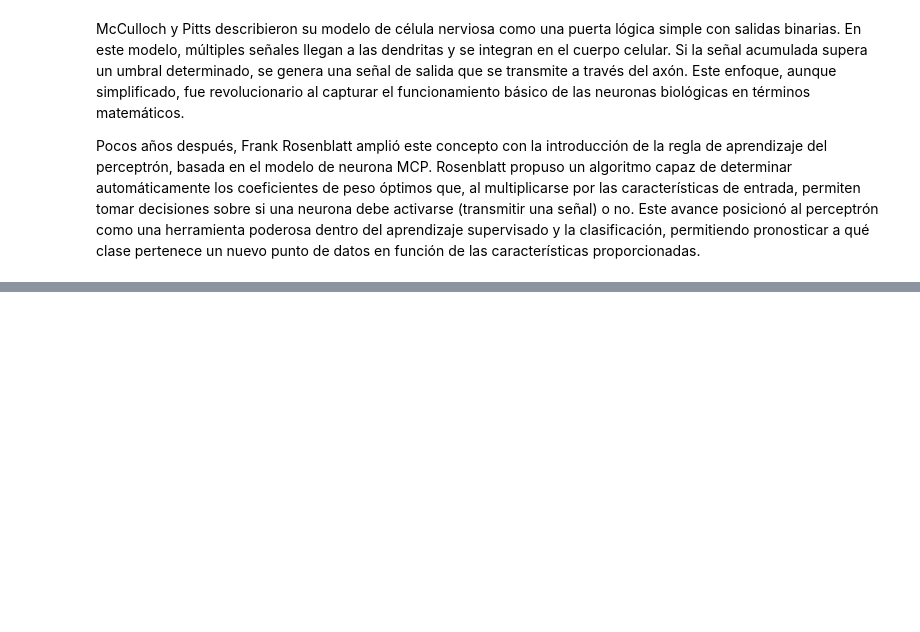
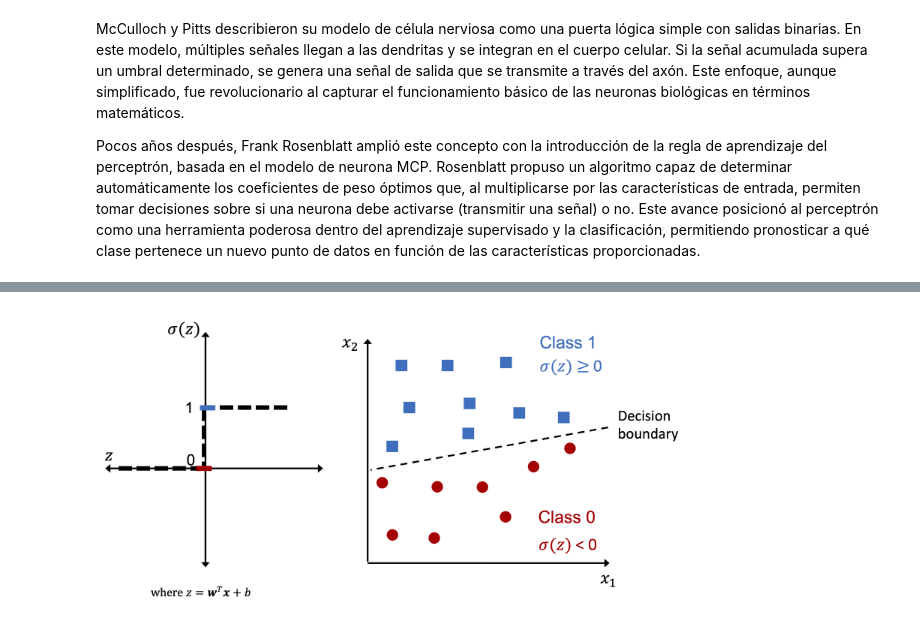
Before and after one commit to jgonzalezmorente/ml-pytorch-scikit-learn, a Jupyter notebook: 02-training-simple-algorithms/training-simple-algorithms.ipynb, the cells around one changed output, grey strips where cells are left out. Cells and saved outputs as stored; diff of their text form; code cells hidden in the pictures; blank space fills up the shorter version.

```diff
--- a/02-training-simple-algorithms/training-simple-algorithms.ipynb
+++ b/02-training-simple-algorithms/training-simple-algorithms.ipynb
@@ -28,0 +78,4 @@ Pocos años después, Frank Rosenblatt amplió este concepto con la introducció
+# %%
+Image(filename='../machine-learning-book-main/ch02/figures/02_02.png', width=600)
+# %% [output]
+[figure, added]
```
Also changed, not shown: parts of 2 cells of this notebook.
